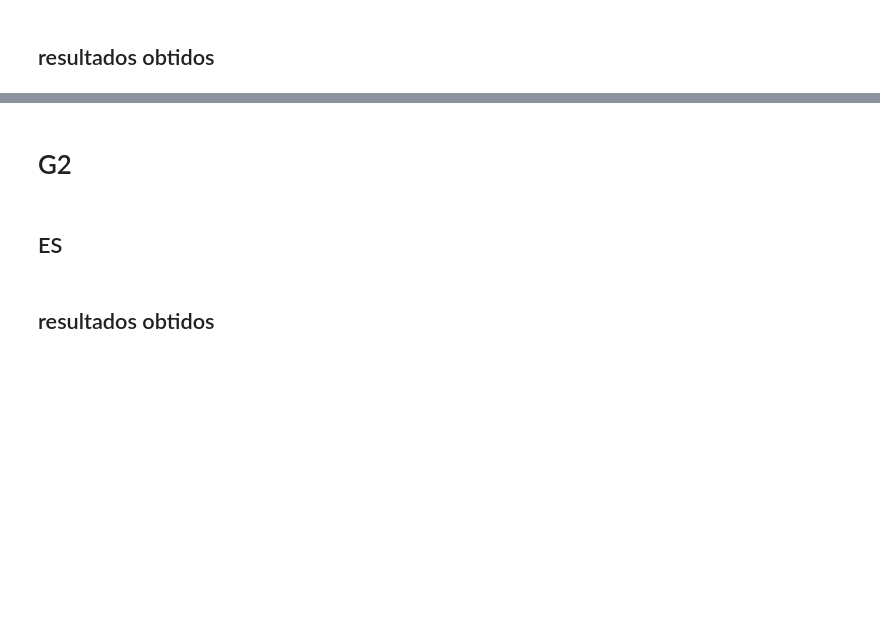
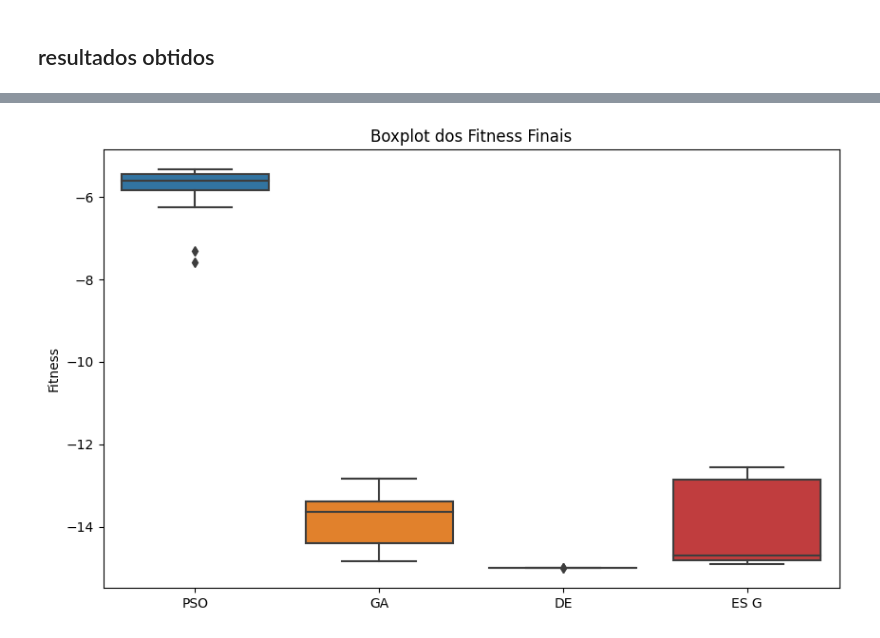
Before and after one commit to danjaca/IC-20231, a Jupyter notebook: pso_ga_de_es/g1.ipynb, the cells around one changed output, grey strips where cells are left out. Drawn from its saved outputs; the diff is of its cells as text; code cells hidden in the pictures; blank space fills up the shorter version.

```diff
--- a/pso_ga_de_es/g1.ipynb
+++ b/pso_ga_de_es/g1.ipynb
@@ -224,7 +260,10 @@ for exp in range(n_experiments):
                 if random.random() < crossover_prob:
                     child1[j] = parent2[j]
                     child2[j] = parent1[j]
-            offspring.extend([child1, child2])
+            if constraints(child1) and constraints(child2):
+                offspring.extend([child1, child2])
+            else:
+                offspring.extend([parent1, parent2])
 
        # Crossover Blend
         alpha = 0.5
@@ -238,7 +277,10 @@ for exp in range(n_experiments):
             child1 = np.random.uniform(low, high)
             child2 = np.random.uniform(low, high)
 
-            offspring.extend([child1.tolist(), child2.tolist()])
+            if constraints(child1) and constraints(child2):
+                offspring.extend([child1.tolist(), child2.tolist()])
+            else:
+                offspring.extend([parent1.tolist(), parent2.tolist()])
 
 
 
@@ -344,8 +417,11 @@ for exp in range(30):
             if not np.any(cross_points):
                 cross_points[np.random.randint(0, genes)] = True
             trial = np.where(cross_points, mutant, population[i])  # Crossover
-            if objective_function_with_constraints(trial) < fitness_values[i]:  # Aceitação
-                new_population[i] = trial
+            if constraints(trial):
+                if objective_function_with_constraints(trial) < fitness_values[i]:  # Aceitação
+                    new_population[i] = trial
+            else:
+                new_population[i] = population[i]
 
         population = new_population
 
@@ -411,6 +532,16 @@ es_g_final = []
 
 # Loop dos experimentos
 for exp in range(30):
+  # Inicialização da população
+  # Inicializar enxame
+  #particles = np.empty((n_particles, n_dimensions))
+  #for i in range(n_particles):  ## gerar individuos válidos
+  #    while True:
+  #        particle = np.random.uniform(low=lb, high=ub, size=n_dimensions)
+  #        if objective_function_with_constraints(particle) != 0:
+  #            particles[i] = particle
+  #            break
+  #population = particles
   population = get_real_pop()
   sigmas = sigma * np.ones((pop_size, genes, genes))
   # Loop das gerações
@@ -440,7 +571,8 @@ for exp in range(30):
           child = np.clip(child, lb, ub)
 
           # Seleção (mu, sigma)
-          if objective_function_with_constraints(child) < fitness_values[i]:
+           # Seleção (mu, sigma)
+          if constraints(child) and objective_function_with_constraints(child) < fitness_values[i]:
               population[i] = child
 
       # Elitismo: substituir o pior indivíduo pelo melhor da geração anterior, se necessário
@@ -496,24 +748,23 @@ resultados_G1.head()
 # %%
-import seaborn as sns
-import matplotlib.pyplot as plt
+import numpy as np
 
+# Aplanando os dados
+de_final_flat = [np.asscalar(x) for x in de_final]
+es_g_final_flat = [np.asscalar(x) for x in es_g_final]
+ga_final_flat = [np.asscalar(x) for x in ga_final]
 
+# Agora, todos os seus dados são listas simples de números
 data = pd.DataFrame({
     'PSO': pso_final,
-    'GA': ga_final,
-    'DE': de_final,
-    'ES G': es_g_final,
+    'GA': ga_final_flat,
+    'DE': de_final_flat,
+    'ES G': es_g_final_flat,
 })
-
 
 plt.figure(figsize=(10, 6))
 sns.boxplot(data=data)
 plt.title('Boxplot dos Fitness Finais')
 plt.ylabel('Fitness')
 plt.show()
+# %% [output]
+[figure, added]
-# %% [markdown]
-# G2
-# %% [markdown]
-## ES
-# %% [markdown]
-## resultados obtidos
```
Also changed, not shown: parts of 15 cells of this notebook.
